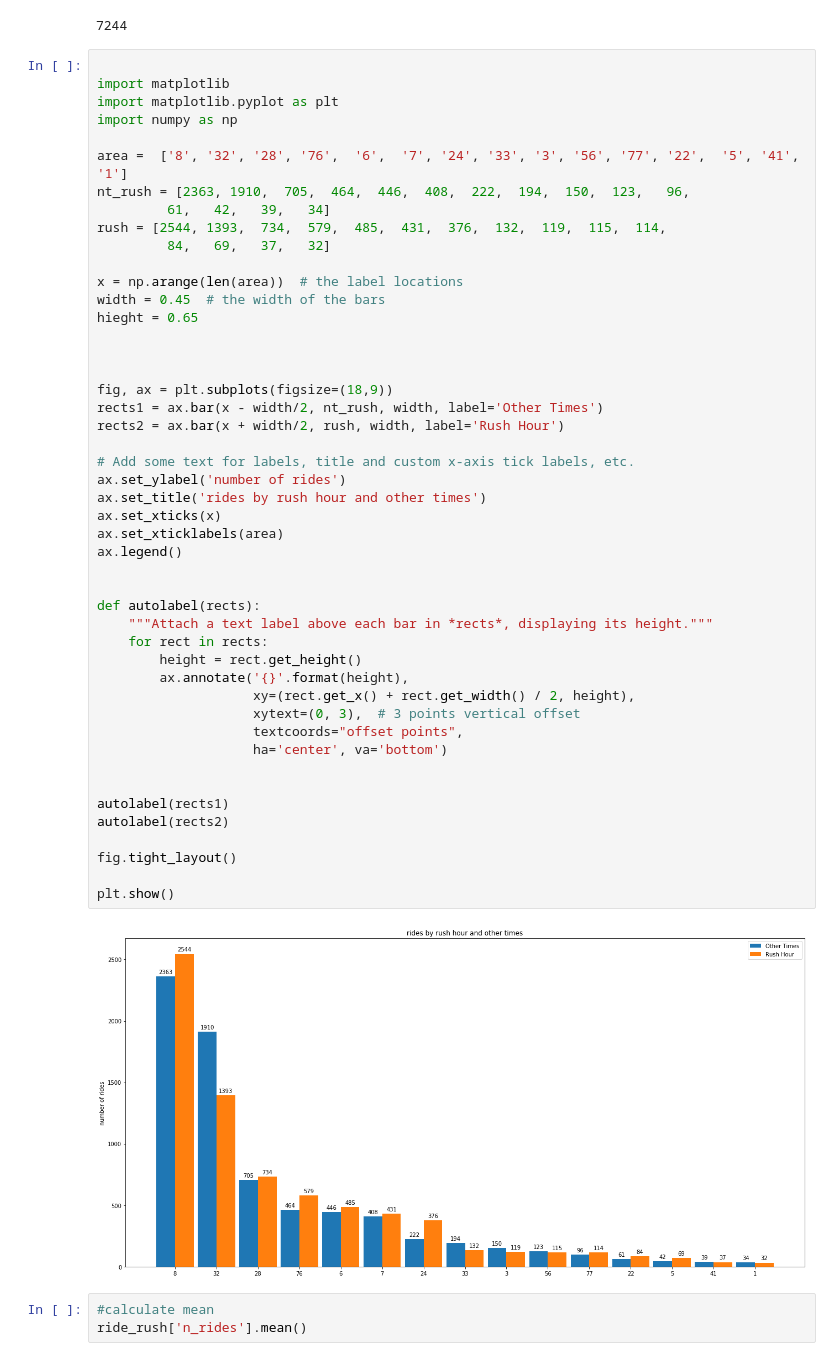
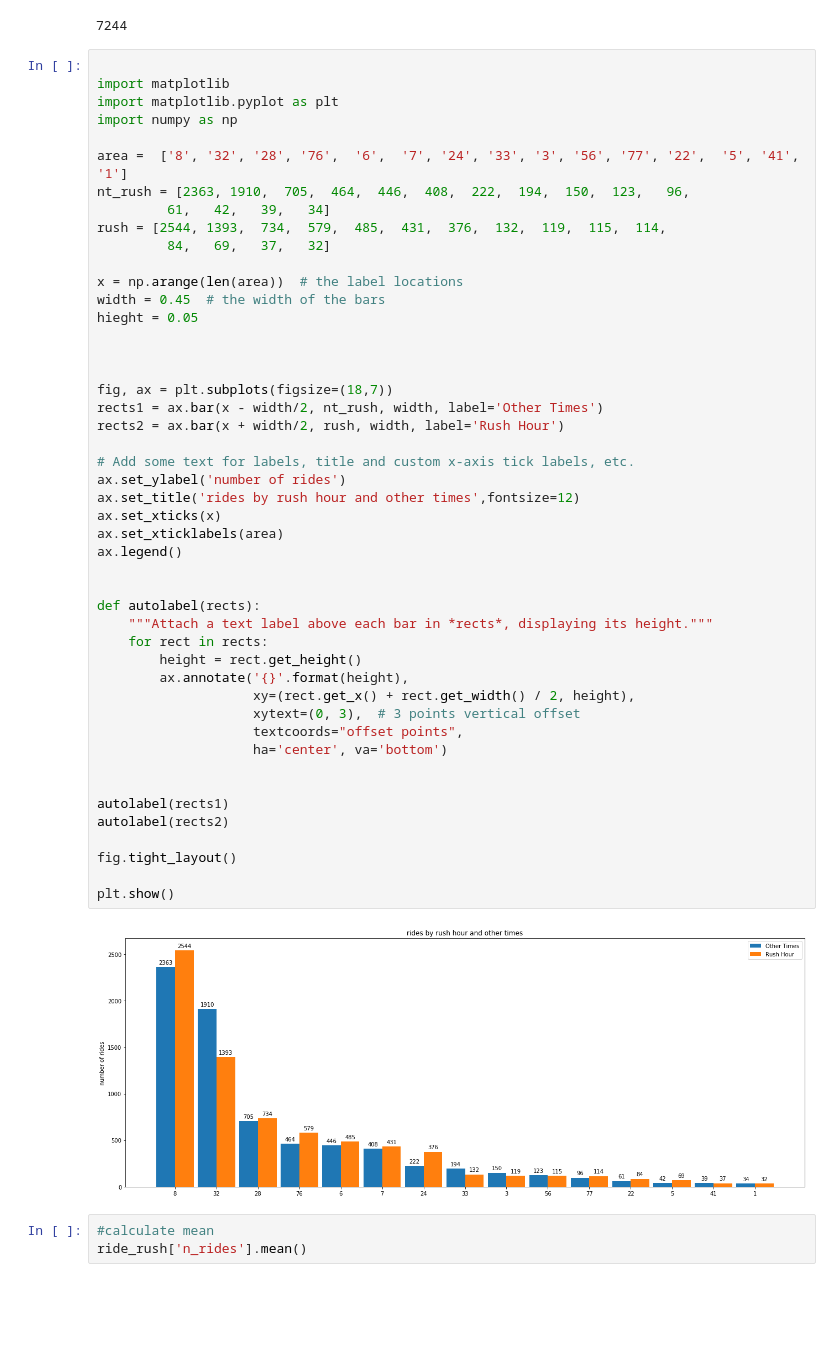
Before and after one commit to SwetaSengupta/Chicago_taxi_project, a Jupyter notebook: Taxiproject.ipynb, the cells around one changed output. Saved outputs shown, nothing was run; the diff lists cells and outputs as text; blank space fills up the shorter version.

```diff
--- a/Taxiproject.ipynb
+++ b/Taxiproject.ipynb
@@ -298,41 +301,41 @@ rush = [2544, 1393,  734,  579,  485,  431,  376,  132,  119,  115,  114,
 
 x = np.arange(len(area))  # the label locations
 width = 0.45  # the width of the bars
-hieght = 0.65
+hieght = 0.05
 
 
 
-fig, ax = plt.subplots(figsize=(18,9))
+fig, ax = plt.subplots(figsize=(18,7))
 rects1 = ax.bar(x - width/2, nt_rush, width, label='Other Times')
 rects2 = ax.bar(x + width/2, rush, width, label='Rush Hour')
 
 # Add some text for labels, title and custom x-axis tick labels, etc.
 ax.set_ylabel('number of rides')
-ax.set_title('rides by rush hour and other times')
+ax.set_title('rides by rush hour and other times',fontsize=12)
 ax.set_xticks(x)
 ax.set_xticklabels(area)
 ax.legend()
 
 
 def autolabel(rects):
     """Attach a text label above each bar in *rects*, displaying its height."""
     for rect in rects:
         height = rect.get_height()
         ax.annotate('{}'.format(height),
                     xy=(rect.get_x() + rect.get_width() / 2, height),
                     xytext=(0, 3),  # 3 points vertical offset
                     textcoords="offset points",
                     ha='center', va='bottom')
 
 
 autolabel(rects1)
 autolabel(rects2)
 
 fig.tight_layout()
 
 plt.show()
 # %% [output]
-[figure, old version]
+[figure, new version]
 # %%
 #calculate mean
 ride_rush['n_rides'].mean()
```
Also changed, not shown: parts of 21 cells of this notebook.
